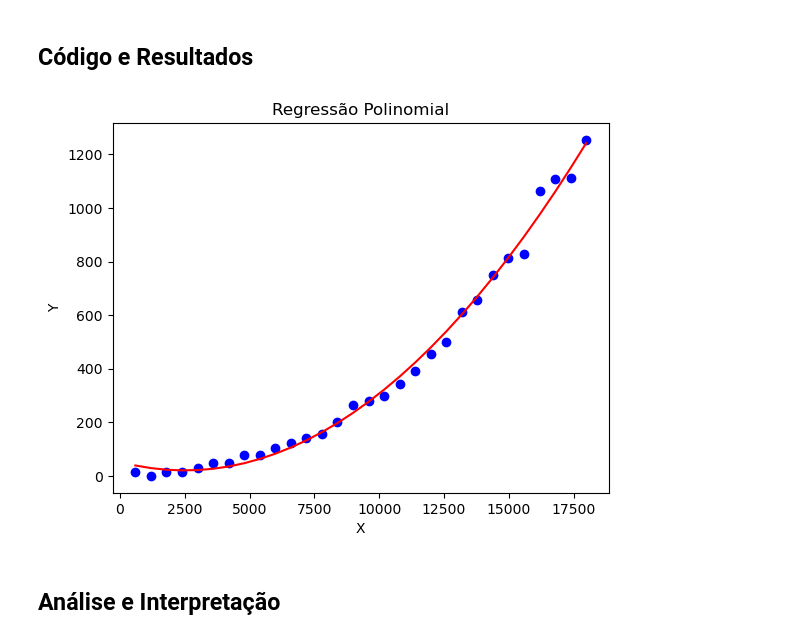
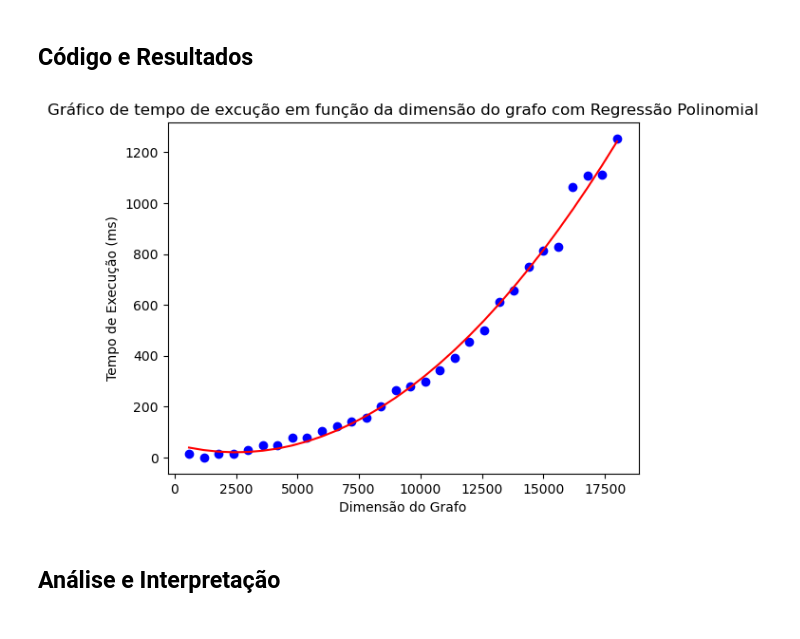
Before and after one commit to ricardomm7/leaflink, a Jupyter notebook: docs/sprintC/us015-matcp-python/MatCp_US015-US016.ipynb, the cells around one changed output. Cells and saved outputs as stored; diff of their text form; code cells hidden in the pictures.

```diff
--- a/docs/sprintC/us015-matcp-python/MatCp_US015-US016.ipynb
+++ b/docs/sprintC/us015-matcp-python/MatCp_US015-US016.ipynb
@@ -307,36 +335,36 @@ from sklearn.linear_model import LinearRegression
 # Guarda o ficheiro csv num DataFrame (df)
 caminhoFicheiro = "US14_Data.csv"
 df = pd.read_csv(caminhoFicheiro, sep=';', header=None, names=['x_coluna', 'y_coluna'])
 
 # Extrai as colunas corretas para x e y
 x = df[['x_coluna']].values  # Variável independente (X)
 y = df['y_coluna'].values    # Variável dependente (Y)
 
 # Ordena os dados pelos valores de x
 sorted_indices = np.argsort(x.flatten())
 x_sorted = x[sorted_indices]
 y_sorted = y[sorted_indices]
 
 # Ajustar o grau do polinómio
 grau = 2
 poly = PolynomialFeatures(degree=grau)
 x_poly = poly.fit_transform(x_sorted)
 
 # Criar e treinar o modelo de regressão linear com características polinomiais
 model = LinearRegression()
 model.fit(x_poly, y_sorted)
 
 # Fazer predições
 y_pred = model.predict(x_poly)
 
 # Plotar os resultados (Gráfico)
 plt.scatter(x_sorted, y_sorted, color='blue')  # Pontos de dados originais
 plt.plot(x_sorted, y_pred, color='red')        # Curva da regressão polinomial
-plt.title('Regressão Polinomial')
-plt.xlabel('X')
-plt.ylabel('Y')
+plt.title('Gráfico de tempo de excução em função da dimensão do grafo com Regressão Polinomial')
+plt.xlabel('Dimensão do Grafo')
+plt.ylabel('Tempo de Execução (ms)')
 plt.show()
 # %% [output]
-[figure, old version]
+[figure, new version]
 # %% [markdown]
 ## Análise e Interpretação
```
Also changed, not shown: parts of 2 cells of this notebook, 1 other file.
